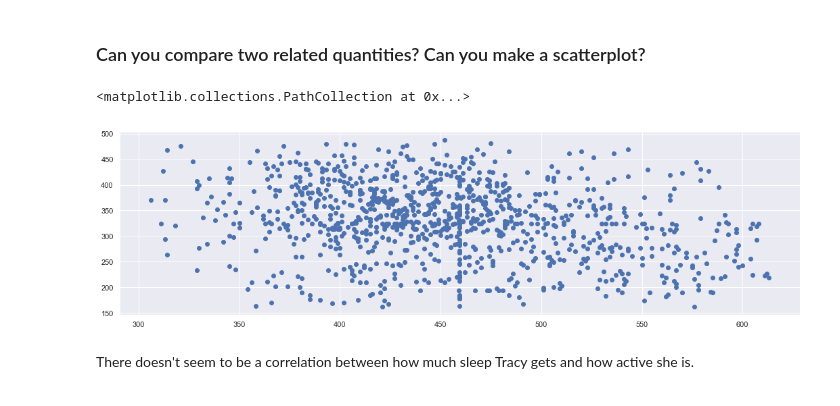
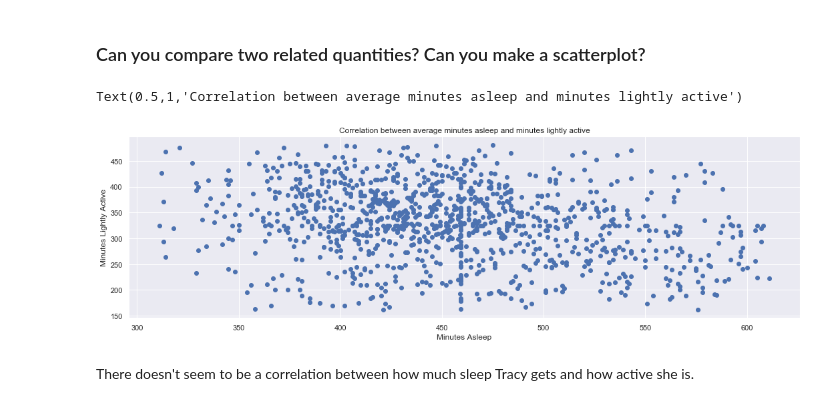
Before and after one commit to wu72/Springboard, a Jupyter notebook: CapstoneProject1/FitbitCapstone1.ipynb, the cells around one changed output. Drawn from its saved outputs; the diff is of its cells as text; code cells hidden in the pictures.

```diff
--- a/CapstoneProject1/FitbitCapstone1.ipynb
+++ b/CapstoneProject1/FitbitCapstone1.ipynb
@@ -443,10 +453,13 @@ Tracy gets more sleep as the week comes to an end. She gets the most sleep on Sa
 # %%
 df = activities.merge(daily_sleep, on='Date')
 plt.figure(figsize=(18,5))
 plt.scatter(x=df['Minutes Asleep'], y=df['Minutes Lightly Active'])
+plt.xlabel('Minutes Asleep')
+plt.ylabel('Minutes Lightly Active')
+plt.title('Correlation between average minutes asleep and minutes lightly active')
 # %% [output]
-<matplotlib.collections.PathCollection at 0x...>
+Text(0.5,1,'Correlation between average minutes asleep and minutes lightly active')
-[figure, old version]
+[figure, new version]
 # %% [markdown]
 There doesn't seem to be a correlation between how much sleep Tracy gets and how active she is.
 # %%
```
Also changed, not shown: parts of 40 cells of this notebook.
